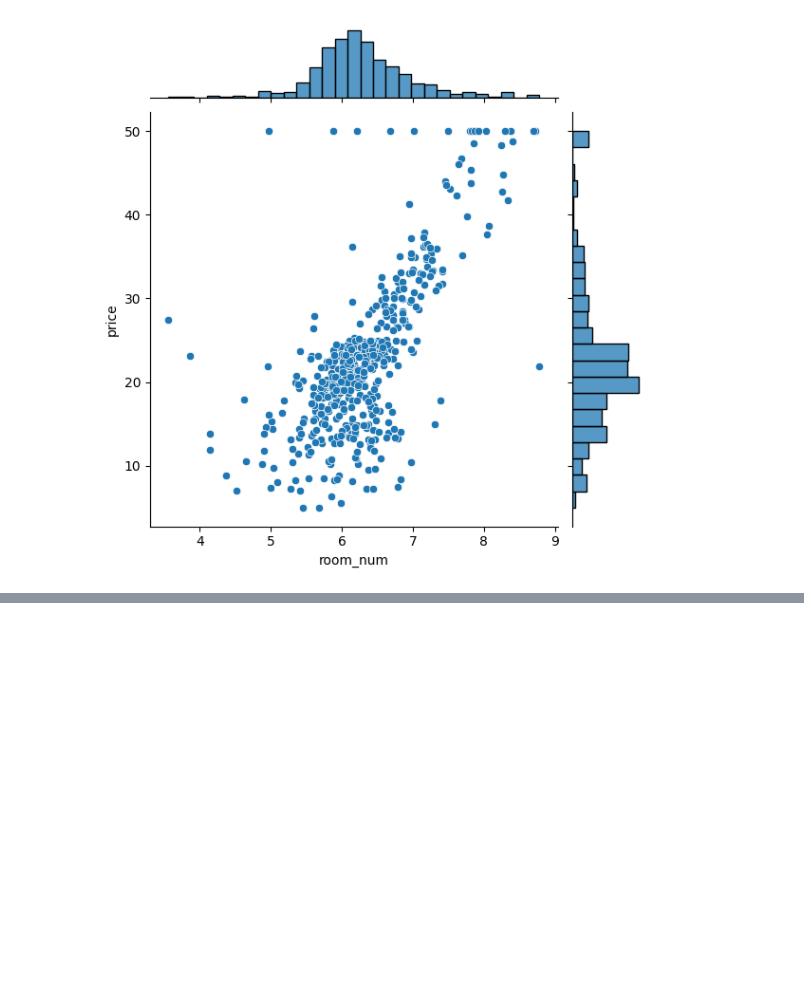
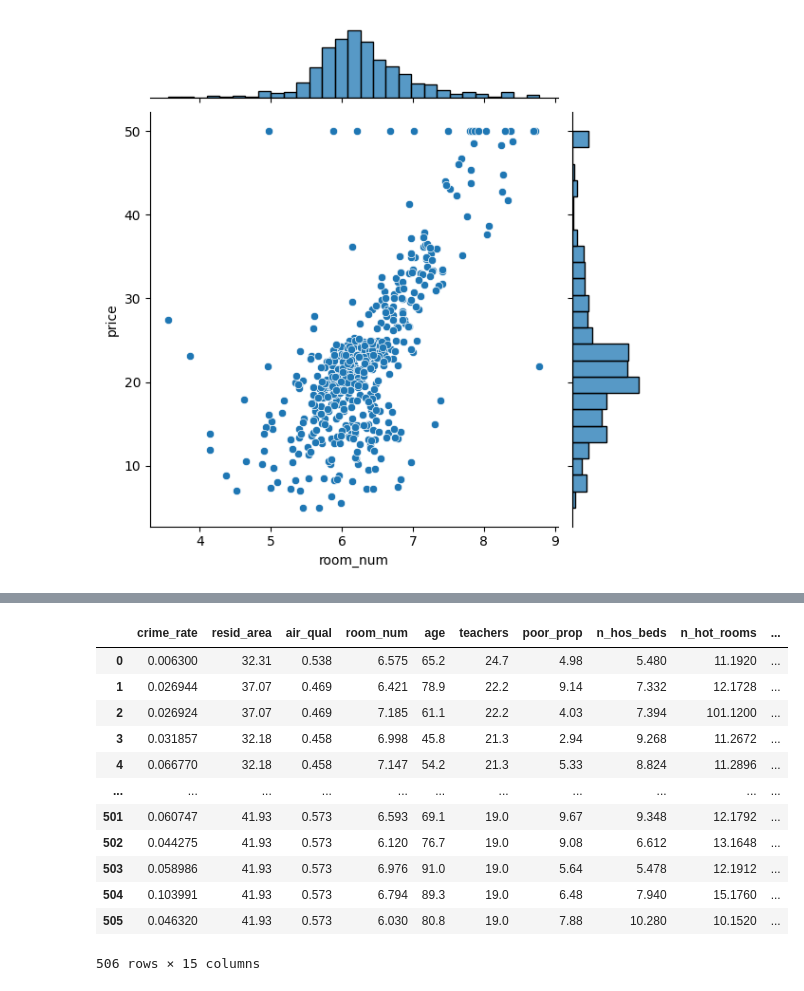
Before and after one commit to Sainithinkadarla/Learn_AI, a Jupyter notebook: ML/Data_preprocessing.ipynb, the cells around one changed output, grey strips where cells are left out. Cells and saved outputs as stored; diff of their text form; code cells hidden in the pictures; blank space fills up the shorter version.

```diff
--- a/ML/Data_preprocessing.ipynb
+++ b/ML/Data_preprocessing.ipynb
@@ -752,0 +792,17 @@ sns.jointplot(x='room_num', y='price', data=data)
+# %%
+x_multi = data.drop('price', axis= 1)
+x_multi
+# %% [output]
+|  | crime_rate | resid_area | air_qual | room_num | age | teachers | poor_prop | n_hos_beds | n_hot_rooms | ... |
+| 0 | 0.006300 | 32.31 | 0.538 | 6.575 | 65.2 | 24.7 | 4.98 | 5.480 | 11.1920 | ... |
+| 1 | 0.026944 | 37.07 | 0.469 | 6.421 | 78.9 | 22.2 | 9.14 | 7.332 | 12.1728 | ... |
+| 2 | 0.026924 | 37.07 | 0.469 | 7.185 | 61.1 | 22.2 | 4.03 | 7.394 | 101.1200 | ... |
+| 3 | 0.031857 | 32.18 | 0.458 | 6.998 | 45.8 | 21.3 | 2.94 | 9.268 | 11.2672 | ... |
+| 4 | 0.066770 | 32.18 | 0.458 | 7.147 | 54.2 | 21.3 | 5.33 | 8.824 | 11.2896 | ... |
+| ... | ... | ... | ... | ... | ... | ... | ... | ... | ... | ... |
+| 501 | 0.060747 | 41.93 | 0.573 | 6.593 | 69.1 | 19.0 | 9.67 | 9.348 | 12.1792 | ... |
+| 502 | 0.044275 | 41.93 | 0.573 | 6.120 | 76.7 | 19.0 | 9.08 | 6.612 | 13.1648 | ... |
+| 503 | 0.058986 | 41.93 | 0.573 | 6.976 | 91.0 | 19.0 | 5.64 | 5.478 | 12.1912 | ... |
+| 504 | 0.103991 | 41.93 | 0.573 | 6.794 | 89.3 | 19.0 | 6.48 | 7.940 | 15.1760 | ... |
+| 505 | 0.046320 | 41.93 | 0.573 | 6.030 | 80.8 | 19.0 | 7.88 | 10.280 | 10.1520 | ... |
+506 rows × 15 columns
```
Also changed, not shown: parts of 40 cells of this notebook, 3 other files.
